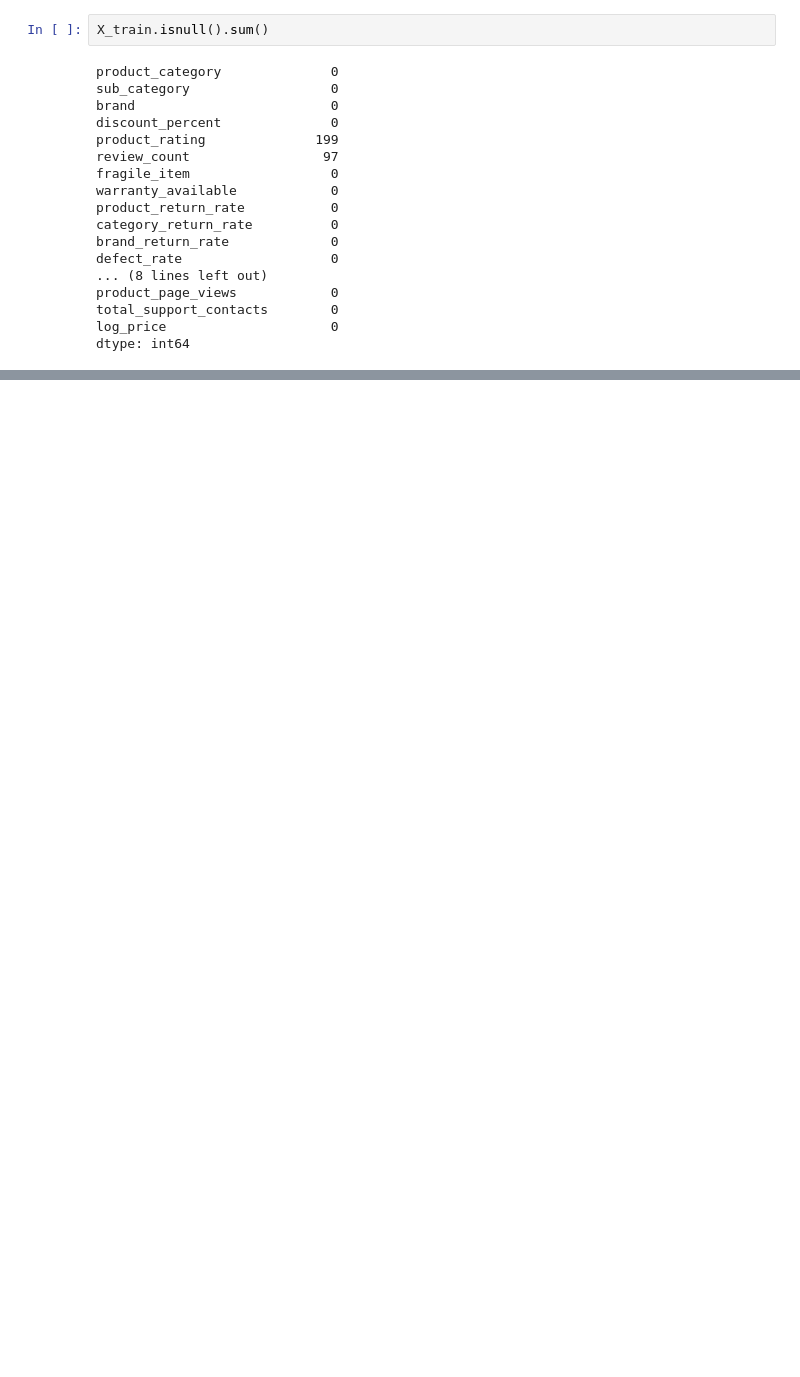
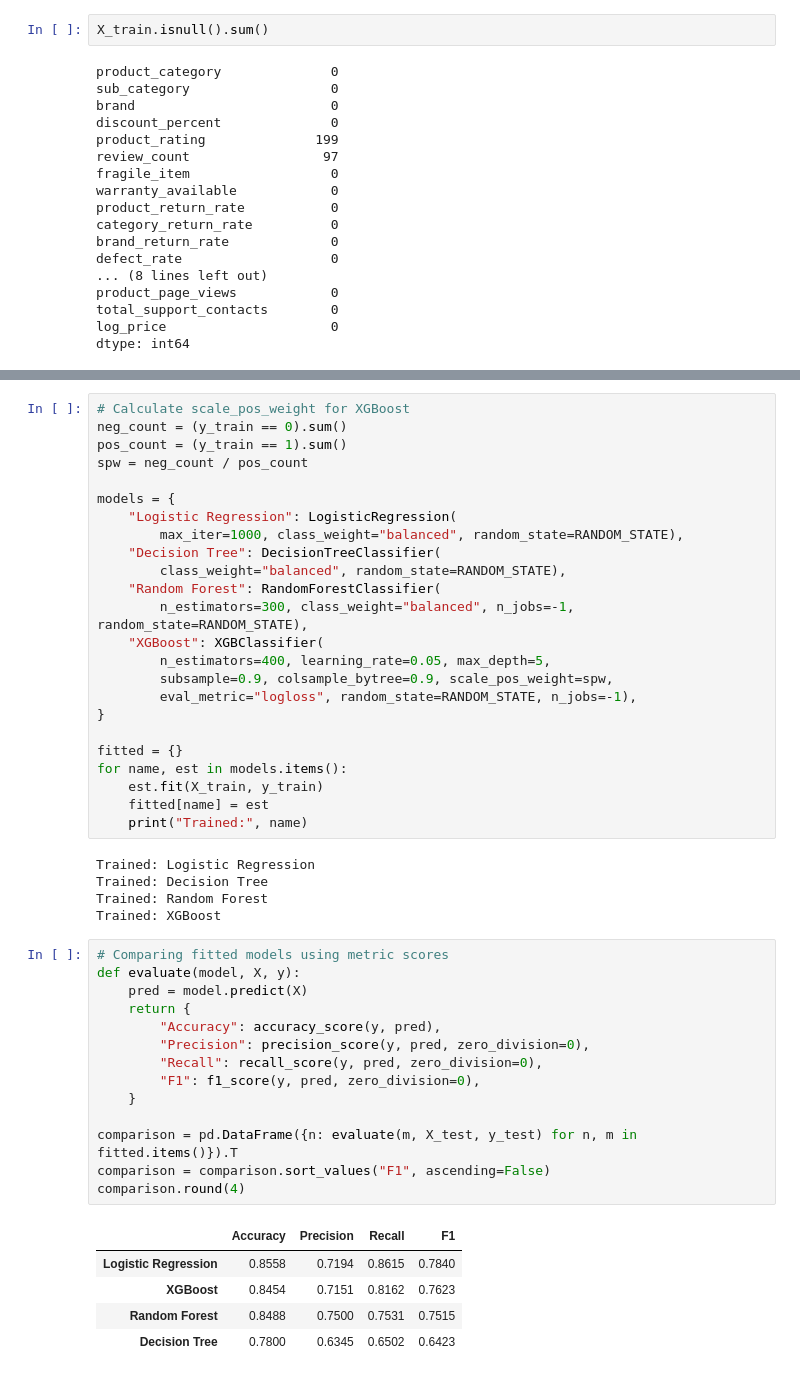
Before and after one commit to abhishekr1403/Product_Return_Predictor, a Jupyter notebook: Return_prediction_modeling.ipynb, the cells around one changed output, grey strips where cells are left out. Drawn from its saved outputs; the diff is of its cells as text; blank space fills up the shorter version.

```diff
--- a/Return_prediction_modeling.ipynb
+++ b/Return_prediction_modeling.ipynb
@@ -409,0 +431,49 @@ Train: (9597, 85), Test: (2400, 85)
+# %%
+# Calculate scale_pos_weight for XGBoost
+neg_count = (y_train == 0).sum()
+pos_count = (y_train == 1).sum()
+spw = neg_count / pos_count
+
+models = {
+    "Logistic Regression": LogisticRegression(
+        max_iter=1000, class_weight="balanced", random_state=RANDOM_STATE),
+    "Decision Tree": DecisionTreeClassifier(
+        class_weight="balanced", random_state=RANDOM_STATE),
+    "Random Forest": RandomForestClassifier(
+        n_estimators=300, class_weight="balanced", n_jobs=-1, random_state=RANDOM_STATE),
+    "XGBoost": XGBClassifier(
+        n_estimators=400, learning_rate=0.05, max_depth=5,
+        subsample=0.9, colsample_bytree=0.9, scale_pos_weight=spw,
+        eval_metric="logloss", random_state=RANDOM_STATE, n_jobs=-1),
+}
+
+fitted = {}
+for name, est in models.items():
+    est.fit(X_train, y_train)
+    fitted[name] = est
+    print("Trained:", name)
+# %% [output]
+Trained: Logistic Regression
+Trained: Decision Tree
+Trained: Random Forest
+Trained: XGBoost
+# %%
+# Comparing fitted models using metric scores
+def evaluate(model, X, y):
+    pred = model.predict(X)
+    return {
+        "Accuracy": accuracy_score(y, pred),
+        "Precision": precision_score(y, pred, zero_division=0),
+        "Recall": recall_score(y, pred, zero_division=0),
+        "F1": f1_score(y, pred, zero_division=0),
+    }
+
+comparison = pd.DataFrame({n: evaluate(m, X_test, y_test) for n, m in fitted.items()}).T
+comparison = comparison.sort_values("F1", ascending=False)
+comparison.round(4)
+# %% [output]
+|  | Accuracy | Precision | Recall | F1 |
+| Logistic Regression | 0.8558 | 0.7194 | 0.8615 | 0.7840 |
+| XGBoost | 0.8454 | 0.7151 | 0.8162 | 0.7623 |
+| Random Forest | 0.8488 | 0.7500 | 0.7531 | 0.7515 |
+| Decision Tree | 0.7800 | 0.6345 | 0.6502 | 0.6423 |
```
Also changed, not shown: parts of 22 cells of this notebook.
